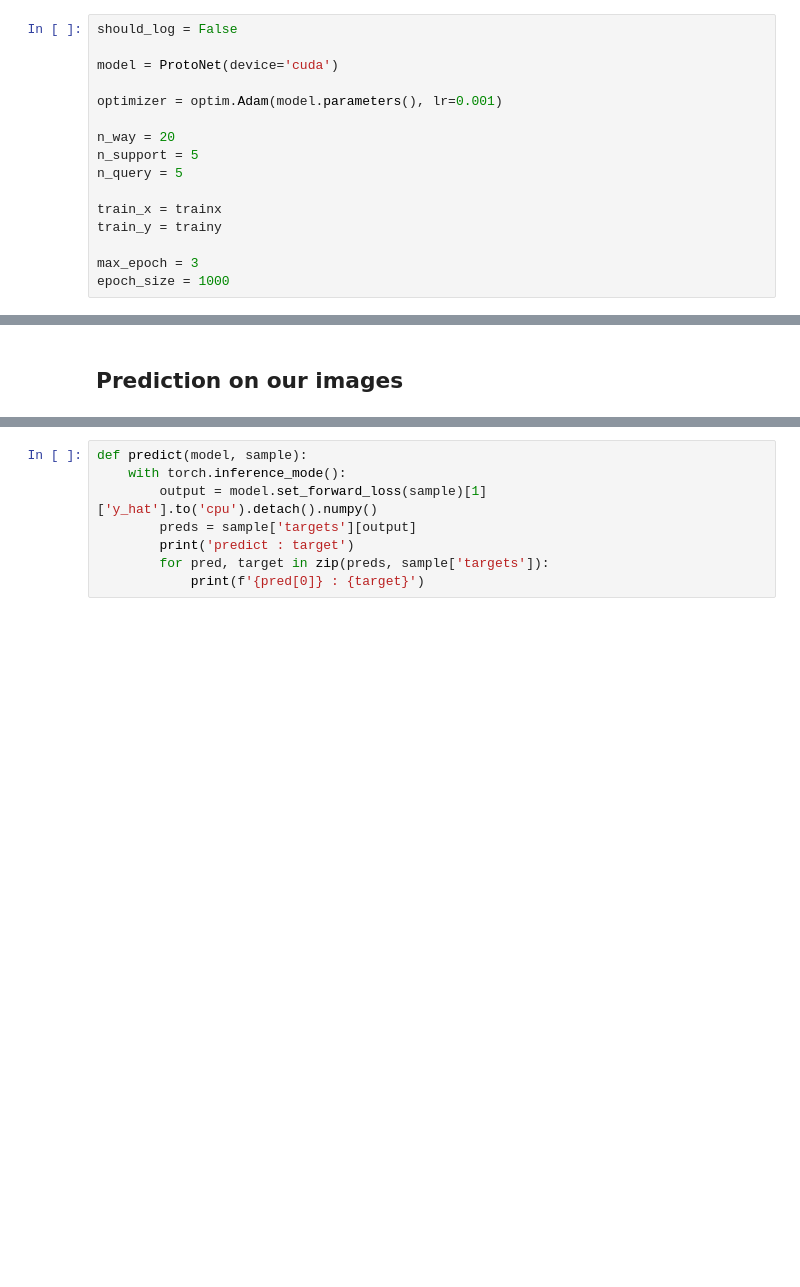
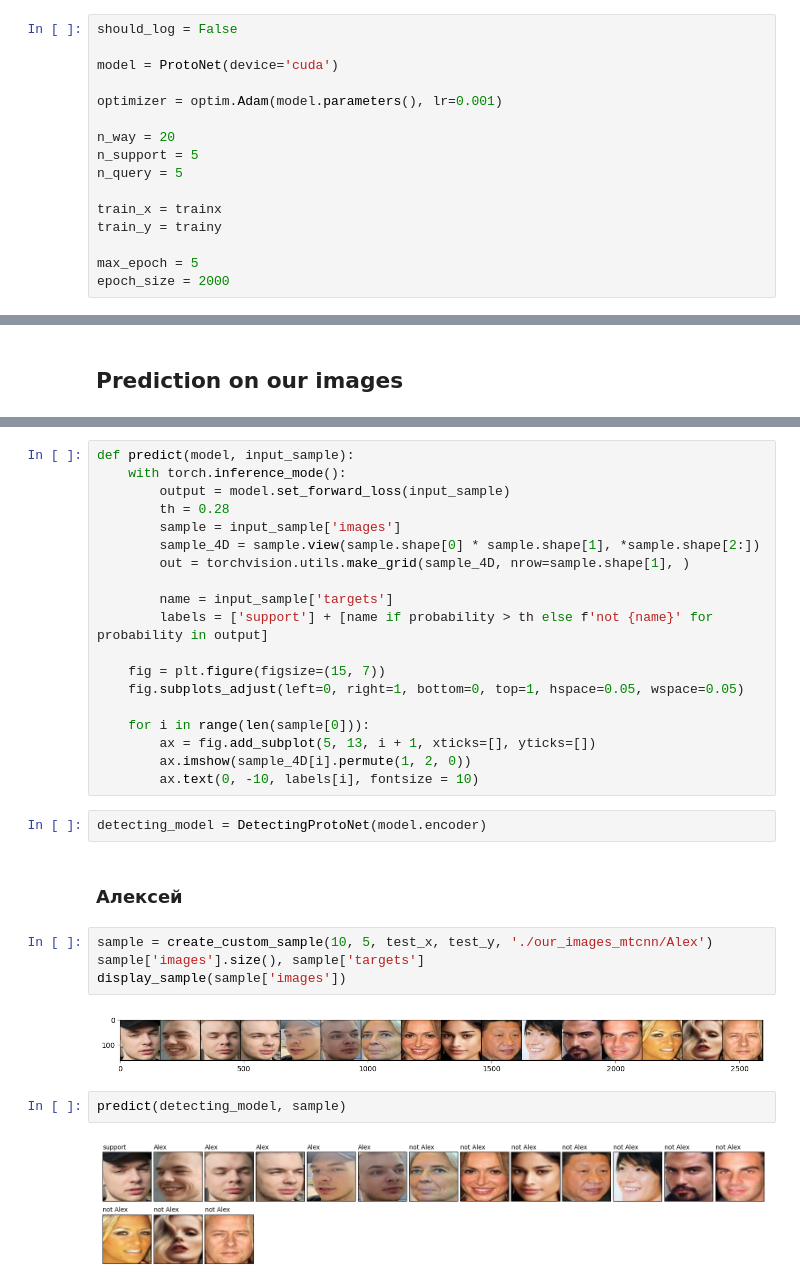
Before and after one commit to Tokomeir/ml_mipt_dafe, a Jupyter notebook: 09_Detection/homework/HW5.ipynb, the cells around one changed output, grey strips where cells are left out. Cells and saved outputs as stored; diff of their text form; blank space fills up the shorter version.

```diff
--- a/09_Detection/homework/HW5.ipynb
+++ b/09_Detection/homework/HW5.ipynb
@@ -251,7 +313,7 @@ n_query = 5
 train_x = trainx
 train_y = trainy
 
-max_epoch = 3
-epoch_size = 1000
+max_epoch = 5
+epoch_size = 2000
 # %%
 from show_train_res import plot_losses
@@ -307,8 +452,33 @@ if wandb.run is not None:
 # %%
-def predict(model, sample):
+def predict(model, input_sample):
     with torch.inference_mode():
-        output = model.set_forward_loss(sample)[1]['y_hat'].to('cpu').detach().numpy()
-        preds = sample['targets'][output]
-        print('predict : target')
-        for pred, target in zip(preds, sample['targets']):
-            print(f'{pred[0]} : {target}')
+        output = model.set_forward_loss(input_sample)
+        th = 0.28
+        sample = input_sample['images']
+        sample_4D = sample.view(sample.shape[0] * sample.shape[1], *sample.shape[2:])
+        out = torchvision.utils.make_grid(sample_4D, nrow=sample.shape[1], )
+
+        name = input_sample['targets']
+        labels = ['support'] + [name if probability > th else f'not {name}' for probability in output]
+
+    fig = plt.figure(figsize=(15, 7))
+    fig.subplots_adjust(left=0, right=1, bottom=0, top=1, hspace=0.05, wspace=0.05)
+
+    for i in range(len(sample[0])):
+        ax = fig.add_subplot(5, 13, i + 1, xticks=[], yticks=[])
+        ax.imshow(sample_4D[i].permute(1, 2, 0))
+        ax.text(0, -10, labels[i], fontsize = 10)
+# %%
+detecting_model = DetectingProtoNet(model.encoder)
+# %% [markdown]
+### Алексей
+# %%
+sample = create_custom_sample(10, 5, test_x, test_y, './our_images_mtcnn/Alex')
+sample['images'].size(), sample['targets']
+display_sample(sample['images'])
+# %% [output]
+[figure, added]
+# %%
+predict(detecting_model, sample)
+# %% [output]
+[figure, added]
```
Also changed, not shown: parts of 35 cells of this notebook, 22 other files.
